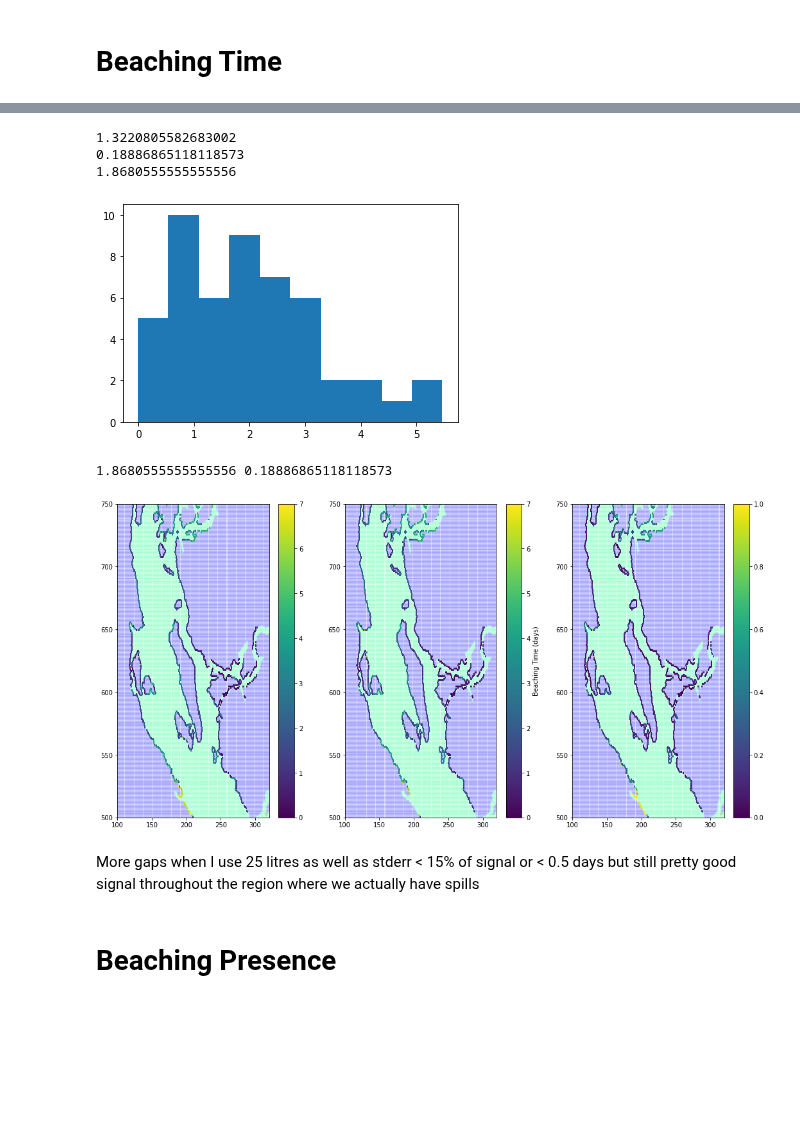
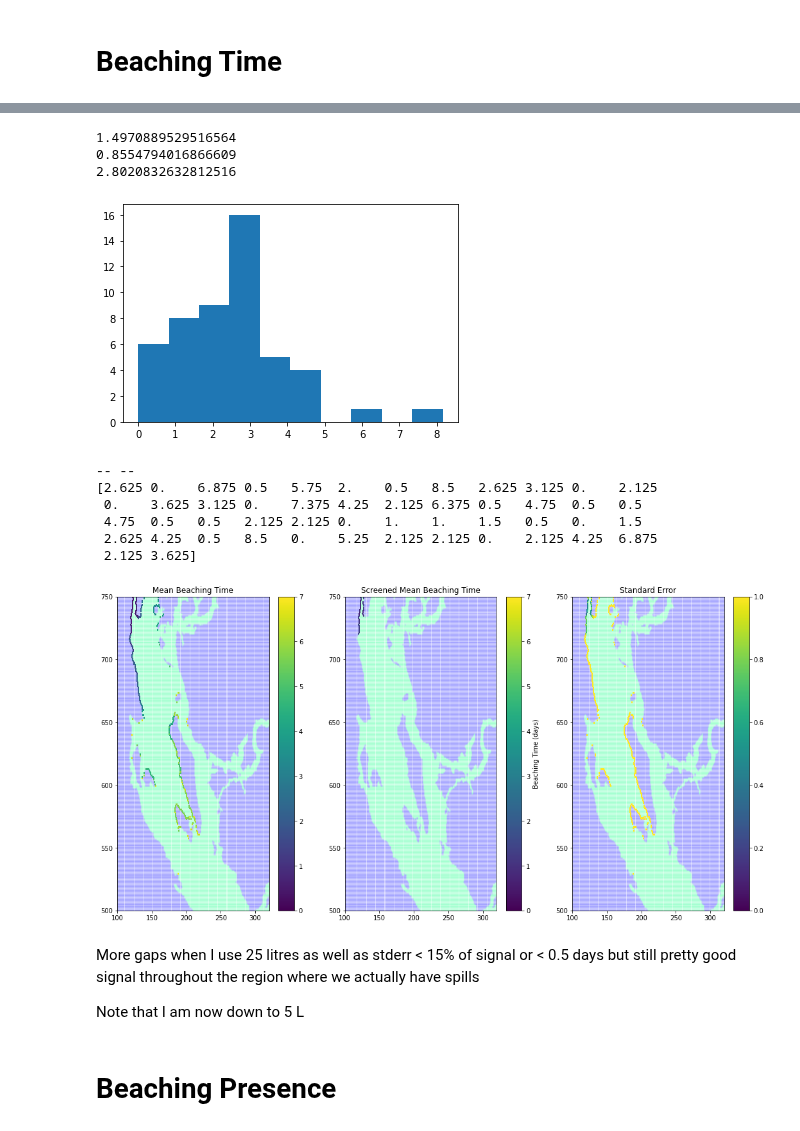
Before and after one commit to MIDOSS/Visualization, a Jupyter notebook: notebooks/Incremental_Means.ipynb, the cells around one changed output, grey strips where cells are left out. Saved outputs shown, nothing was run; the diff lists cells and outputs as text; code cells hidden in the pictures; blank space fills up the shorter version.

Commit message:
Added summing rather than means, wrecks the title ;-)

```diff
--- a/notebooks/Incremental_Means.ipynb
+++ b/notebooks/Incremental_Means.ipynb
@@ -136,3 +147,4 @@ for filename in glob.glob(directory+'results/*/Lagrangian*.nc'):
 # Good if good to half a day or 15% of beaching time
 absol = 0.5
 perol = 0.15
+eps = 1e-7
@@ -139,5 +156,6 @@ perol = 0.15
 # %%
-ma_beaching_time = np.ma.masked_array(beaching_time[0], beaching_time[0] == 0)
-beached_ste = np.std(beaching_time, axis=0, ddof=1) / np.sqrt(mcsize)
-beached = np.ma.masked_array(beaching_time[0], (beaching_time[0] == 0) | (
-    (beached_ste > absol) & (beached_ste > perol*beaching_time[0])))
+ma_beaching_time = np.ma.masked_array(beaching_time[0]/(beachpresence + eps), beachpresence == 0)
+den = np.minimum(np.array(beachpresence) + eps, mcsize)
+beached_ste = np.std(beaching_time, axis=0, ddof=1) / np.sqrt(den)
+beached = np.ma.masked_array(beaching_time[0], (beachpresence <= 1) | (
+    (beached_ste/(beachpresence+eps) > absol) & (beached_ste > perol*beaching_time[0])))
@@ -143,0 +166,14 @@ beached = np.ma.masked_array(beaching_time[0], (beaching_time[0] == 0) | (
+# %%
+ma_beach_oil = np.ma.masked_array(beaching_oil[0]/(beachpresence + eps), beachpresence == 0)
+den = np.minimum(np.array(beachpresence) + eps, mcsize)
+beachoil_ste = np.std(beaching_oil, axis=0, ddof=1) / np.sqrt(den)
+beachedoil = np.ma.masked_array(beaching_oil[0], (beachpresence <= 1) | (
+    (beachoil_ste/(beachpresence+eps) > absol) & (beachoil_ste > perol*beaching_oil[0])))
+# %%
+# look at what I should be dividing by
+
+tmean = np.zeros(50)
+for ms in range(50):
+    den = np.minimum(np.array(beachpresence) + eps, ms)
+    beached_ste = np.std(beaching_time[0:ms], axis=0, ddof=1)/np.sqrt(den)
+    tmean[ms] = beached_ste.mean()
@@ -152,13 +214,13 @@ beached.count()
 # %%
-plt.hist(beaching_time[0:, 520, 273])
-print (np.std(beaching_time[:, 520, 273], axis=0, ddof=1))
+plt.hist(beaching_time[0:, 520, 273]/(beachpresence[520, 273].item() + eps))
+print (np.std(beaching_time[:, 520, 273]/beachpresence[520, 273].item(), axis=0, ddof=1))
 print (beached_ste[520, 273])
-print (beaching_time[0, 520, 273])
+print (ma_beaching_time[520, 273])
 # %% [output]
-1.3220805582683002
-0.18886865118118573
-1.8680555555555556
+1.4970889529516564
+0.8554794016866609
+2.8020832632812516
-[figure, old version]
+[figure, new version]
 # %%
 ma_beached_ste = np.ma.masked_array(beached_ste, beached_ste == 0)
 # %%
@@ -174,6 +236,7 @@ C = axs[0].pcolormesh(
     zorder=2, vmin=0, vmax=7
 )
 cb = fig.colorbar(C, ax=axs[0]);
+axs[0].set_title('Mean Beaching Time')
 
 C = axs[1].pcolormesh(
      beached,
@@ -181,19 +244,29 @@ C = axs[1].pcolormesh(
 )
 cb = fig.colorbar(C, ax=axs[1]);
 cb.set_label('Beaching Time (days)')
+axs[1].set_title('Screened Mean Beaching Time')
 
 C = axs[2].pcolormesh(
      ma_beached_ste,
     zorder=2, vmin=0, vmax=1
 )
 cb = fig.colorbar(C, ax=axs[2]);
+axs[2].set_title('Standard Error')
 
 print (beached[520, 273], ma_beached_ste[520, 273])
+print (beaching_time[:, 750, 122] )
 # %% [output]
-1.8680555555555556 0.18886865118118573
+-- --
+[2.625 0.    6.875 0.5   5.75  2.    0.5   8.5   2.625 3.125 0.    2.125
+ 0.    3.625 3.125 0.    7.375 4.25  2.125 6.375 0.5   4.75  0.5   0.5
+ 4.75  0.5   0.5   2.125 2.125 0.    1.    1.    1.5   0.5   0.    1.5
+ 2.625 4.25  0.5   8.5   0.    5.25  2.125 2.125 0.    2.125 4.25  6.875
+ 2.125 3.625]
-[figure, old version]
+[figure, new version]
 # %% [markdown]
 More gaps when I use 25 litres as well as stderr < 15% of signal or < 0.5 days but still pretty good signal throughout the region where we actually have spills
+
+Note that I am now down to 5 L
 # %% [markdown]
 # Beaching Presence
 # %%
```
Also changed, not shown: parts of 17 cells of this notebook.
